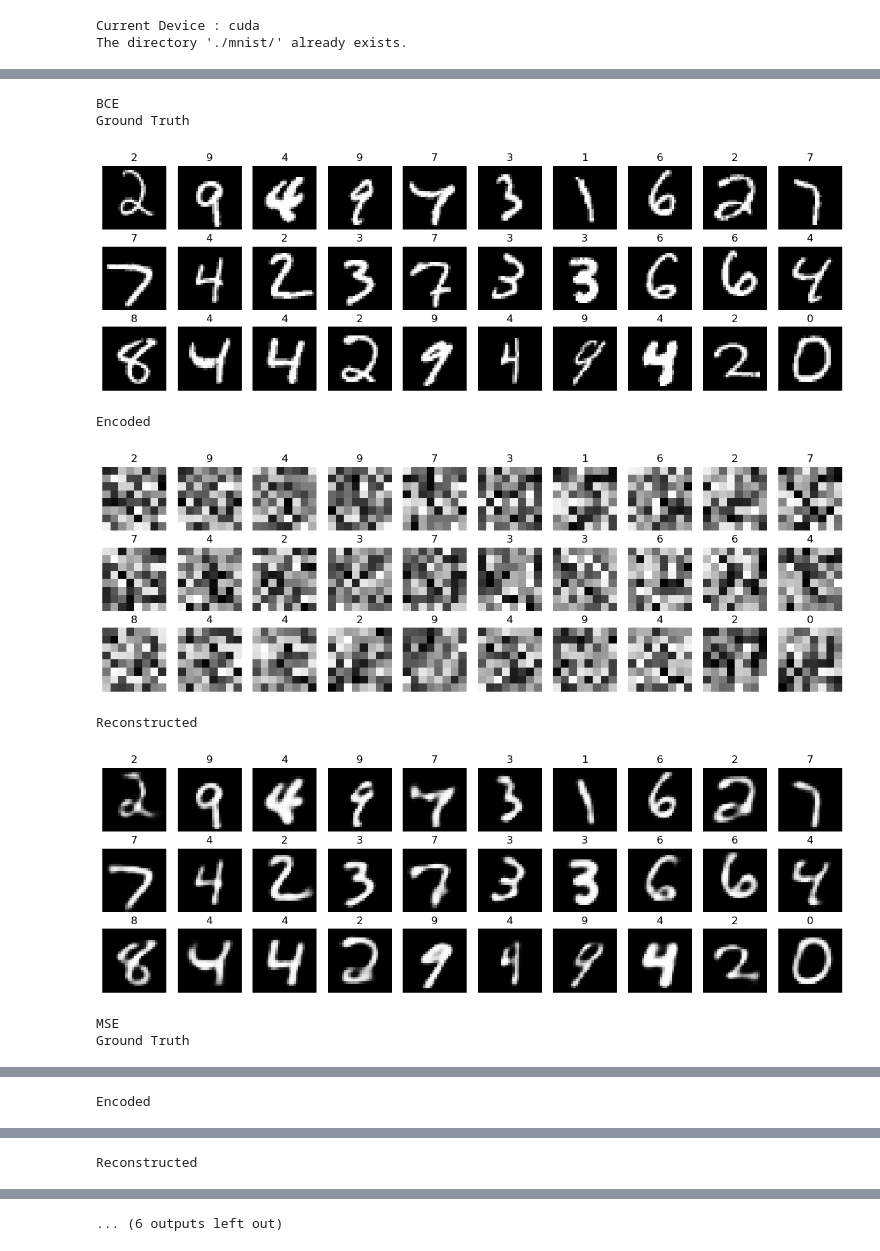
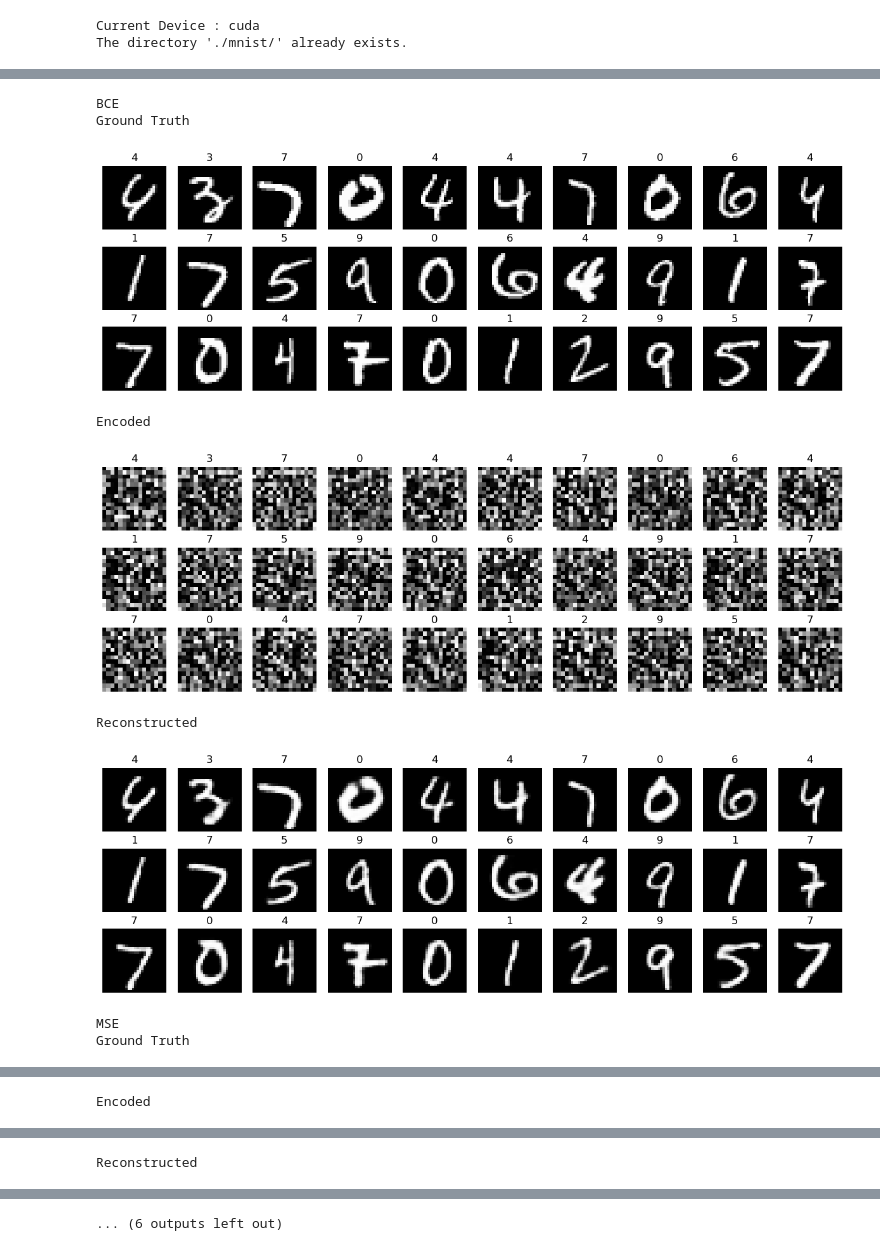
Before and after one commit to ImPJH/PHD, a Jupyter notebook: bandits-with-feature-extraction/autoencoder.ipynb, the cells around one changed output, grey strips where cells are left out. Saved outputs shown, nothing was run; the diff lists cells and outputs as text; code cells hidden in the pictures.

```diff
--- a/bandits-with-feature-extraction/autoencoder.ipynb
+++ b/bandits-with-feature-extraction/autoencoder.ipynb
@@ -46,7 +47,7 @@ The directory './mnist/' already exists.
 ## hyperparameters
 EPOCHS = 20
 BATCH_SIZE = 128
-LEARNING_RATE = 0.001
+LEARNING_RATE = 0.005
 INPUT_SIZE = 28*28
 # %%
 ## Data preparation
@@ -291,5 +292,5 @@ plt.show()
 # %%
 # Final training
 for loss_fn in LOSS_FUNCTIONS:
-    train_loss, test_loss = run(device_count, loss_fn, 64, "adam", verbose2=True, save_model=True)
+    train_loss, test_loss = run(device_count, loss_fn, 16*16, "adam", verbose2=True, save_model=True)
 # %% [output]
@@ -300,6 +301,7 @@ MAE     Encoded dimension: 64   Average Training loss: 0.000527 Average Test los
 ## Comparison between the ground truth and re-constructed image
 def model_comparison(loss_fn, encoded_dim, indices, dataloader, grid_width, grid_height, figure_width, figure_height, view_encoded=False):
     images, labels = next(iter(dataloader))
+    view_size = int(np.sqrt(encoded_dim))
 
     ## show ground truth
     print("Ground Truth")
@@ -339,7 +341,7 @@ def model_comparison(loss_fn, encoded_dim, indices, dataloader, grid_width, grid
 
                 ax[i][j].axis('off')
                 ax[i][j].set_title(label.item(), color='black')
-                ax[i][j].imshow(encoded.reshape(8, 8), cmap='gray')
+                ax[i][j].imshow(encoded.reshape(view_size, view_size), cmap='gray')
             plt.subplots_adjust(hspace=0.25)
         plt.tight_layout()
         plt.show()
@@ -364,20 +366,20 @@ def model_comparison(loss_fn, encoded_dim, indices, dataloader, grid_width, grid
 # %%
 grid_width, grid_height = 10, 3
 figure_width, figure_height = 12, 4
 indices = np.random.choice(np.arange(BATCH_SIZE), replace=False, size=grid_height*grid_width)
 sampleloader = torch.utils.data.DataLoader(testset, batch_size=BATCH_SIZE,
                                            shuffle=False, num_workers=device_count)
 
 for loss_fn in LOSS_FUNCTIONS:
     print(loss_fn)
-    model_comparison(loss_fn, 64, indices, sampleloader, grid_width, grid_height, figure_width, figure_height, view_encoded=True)
+    model_comparison(loss_fn, 16*16, indices, sampleloader, grid_width, grid_height, figure_width, figure_height, view_encoded=True)
 # %% [output]
 BCE
 Ground Truth
-[figure, old version]
+[figure, new version]
 Encoded
-[figure, old version]
+[figure, new version]
 Reconstructed
-[figure, old version]
+[figure, new version]
 MSE
 Ground Truth
```
Also changed, not shown: parts of 7 cells of this notebook, 3 other files.
